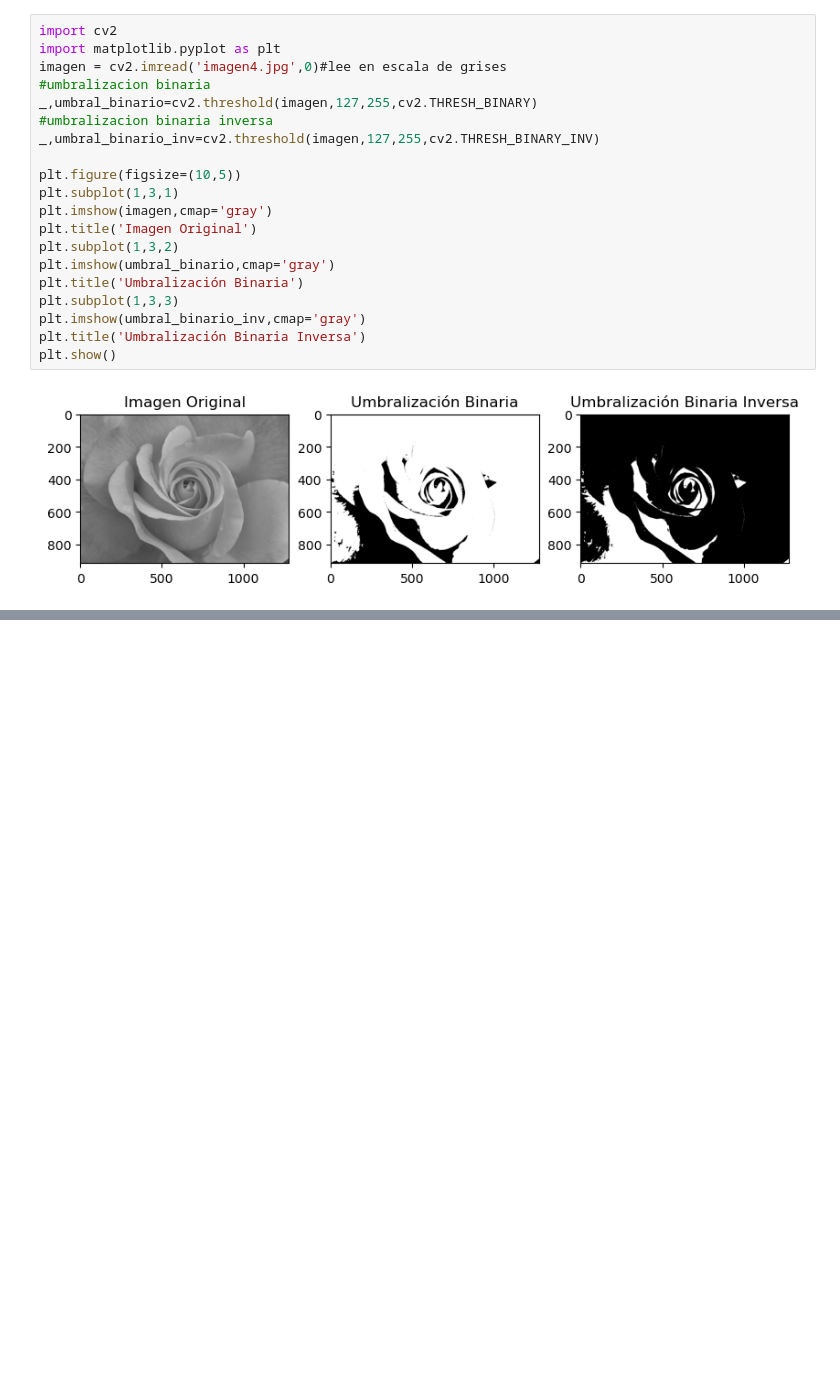
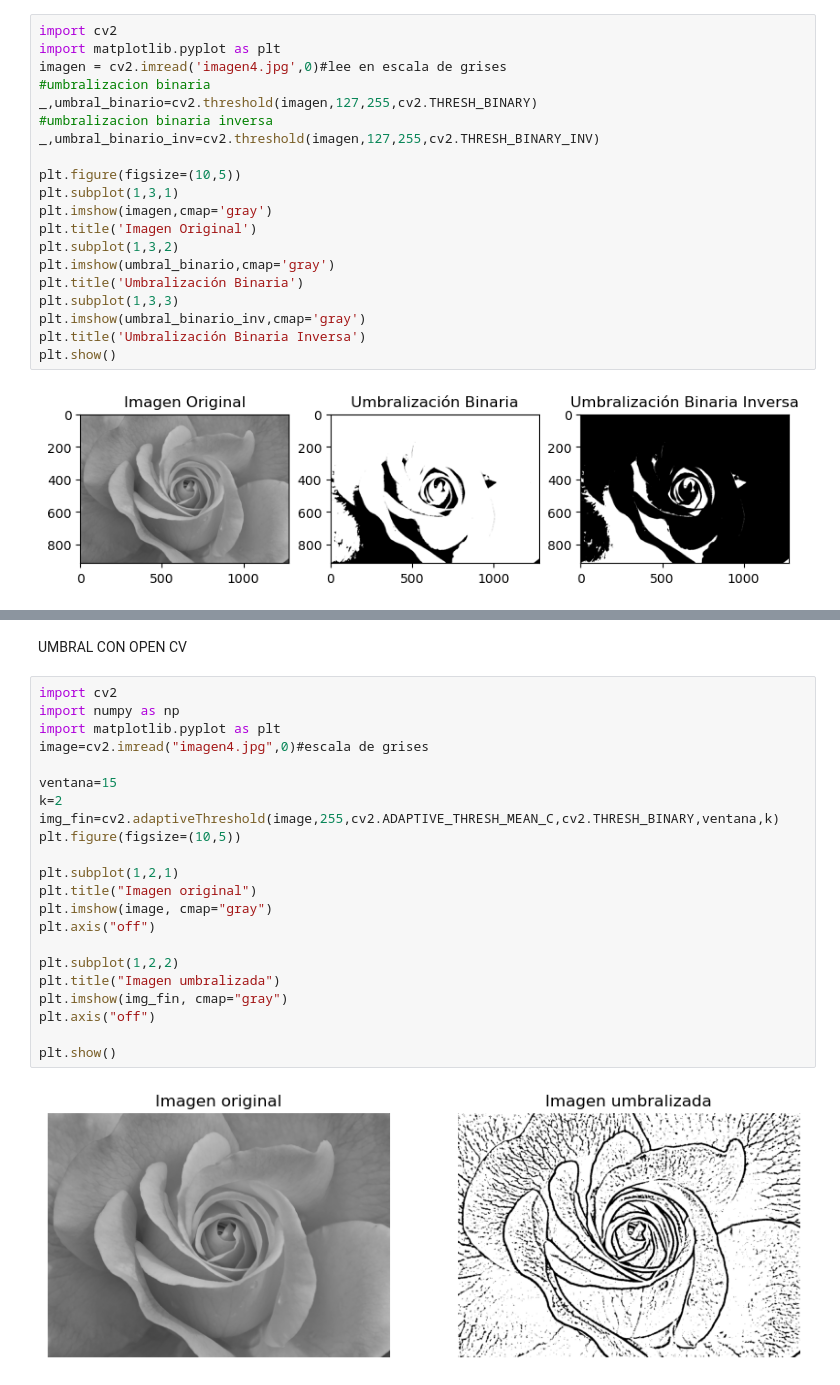
Before and after one commit to Fall31/Procesamiento-Digital-de-Imagenes, a Jupyter notebook: TercerEjercicio.2/Ejercicio3.ipynb, the cells around one changed output, grey strips where cells are left out. Drawn from its saved outputs; the diff is of its cells as text; blank space fills up the shorter version.

```diff
--- a/TercerEjercicio.2/Ejercicio3.ipynb
+++ b/TercerEjercicio.2/Ejercicio3.ipynb
@@ -22,0 +106,26 @@ plt.show()
+# %% [markdown]
+UMBRAL CON OPEN CV
+# %%
+import cv2
+import numpy as np
+import matplotlib.pyplot as plt
+image=cv2.imread("imagen4.jpg",0)#escala de grises
+
+ventana=15
+k=2
+img_fin=cv2.adaptiveThreshold(image,255,cv2.ADAPTIVE_THRESH_MEAN_C,cv2.THRESH_BINARY,ventana,k)
+plt.figure(figsize=(10,5))
+
+plt.subplot(1,2,1)
+plt.title("Imagen original")
+plt.imshow(image, cmap="gray")
+plt.axis("off")
+
+plt.subplot(1,2,2)
+plt.title("Imagen umbralizada")
+plt.imshow(img_fin, cmap="gray")
+plt.axis("off")
+
+plt.show()
+# %% [output]
+[figure, added]
```
Also changed, not shown: parts of 6 cells of this notebook.
